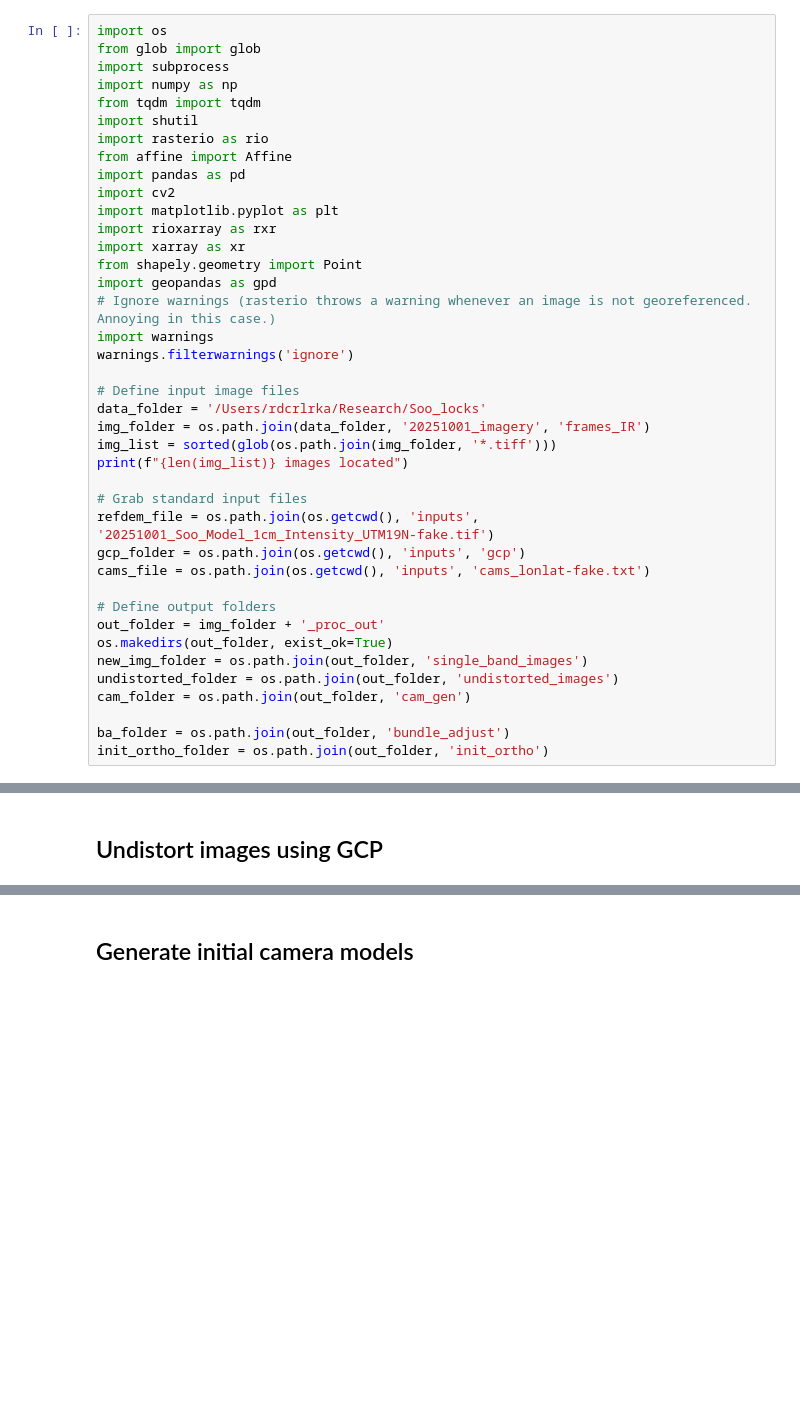
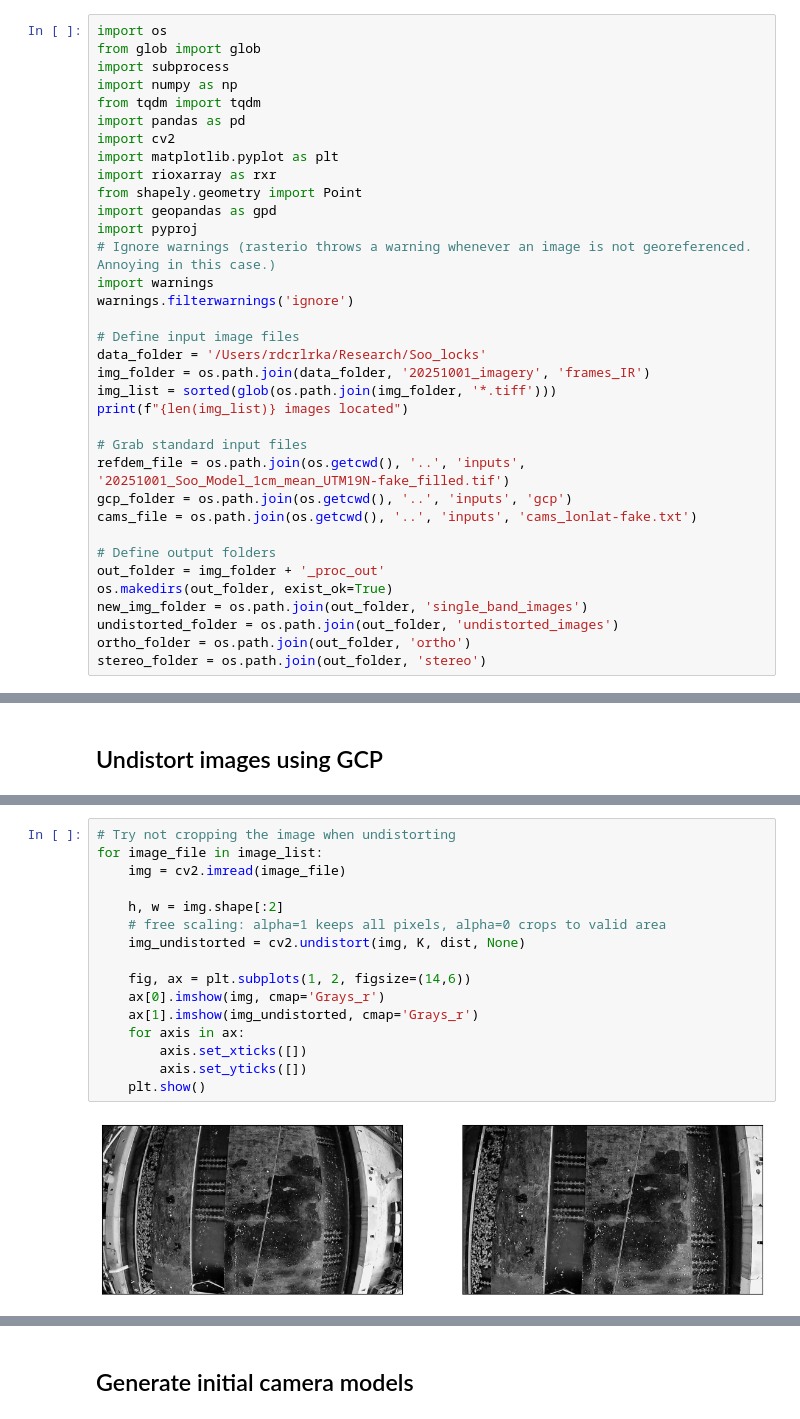
Before and after one commit to RaineyAbe/soo_locks_photogrammetry, a Jupyter notebook: calibrate_cameras.ipynb, the cells around one changed output, grey strips where cells are left out. Drawn from its saved outputs; the diff is of its cells as text; blank space fills up the shorter version.

```diff
--- a/calibrate_cameras.ipynb
+++ b/calibrate_cameras.ipynb
@@ -6,16 +6,13 @@ from glob import glob
 import subprocess
 import numpy as np
 from tqdm import tqdm
-import shutil
-import rasterio as rio
-from affine import Affine
 import pandas as pd
 import cv2
 import matplotlib.pyplot as plt
 import rioxarray as rxr
-import xarray as xr
 from shapely.geometry import Point
 import geopandas as gpd
+import pyproj
 # Ignore warnings (rasterio throws a warning whenever an image is not georeferenced. Annoying in this case.)
 import warnings
 warnings.filterwarnings('ignore')
@@ -27,19 +24,17 @@ img_list = sorted(glob(os.path.join(img_folder, '*.tiff')))
 print(f"{len(img_list)} images located")
 
 # Grab standard input files
-refdem_file = os.path.join(os.getcwd(), 'inputs', '20251001_Soo_Model_1cm_Intensity_UTM19N-fake.tif')
-gcp_folder = os.path.join(os.getcwd(), 'inputs', 'gcp')
-cams_file = os.path.join(os.getcwd(), 'inputs', 'cams_lonlat-fake.txt')
+refdem_file = os.path.join(os.getcwd(), '..', 'inputs', '20251001_Soo_Model_1cm_mean_UTM19N-fake_filled.tif')
+gcp_folder = os.path.join(os.getcwd(), '..', 'inputs', 'gcp')
+cams_file = os.path.join(os.getcwd(), '..', 'inputs', 'cams_lonlat-fake.txt')
 
 # Define output folders
 out_folder = img_folder + '_proc_out'
 os.makedirs(out_folder, exist_ok=True)
 new_img_folder = os.path.join(out_folder, 'single_band_images')
 undistorted_folder = os.path.join(out_folder, 'undistorted_images')
-cam_folder = os.path.join(out_folder, 'cam_gen')
-
-ba_folder = os.path.join(out_folder, 'bundle_adjust')
-init_ortho_folder = os.path.join(out_folder, 'init_ortho')
+ortho_folder = os.path.join(out_folder, 'ortho')
+stereo_folder = os.path.join(out_folder, 'stereo')
 # %% [output]
 16 images located
 # %% [markdown]
@@ -393,0 +543,18 @@ Saved undistorted GCP to: /Users/rdcrlrka/Research/Soo_locks/20251001_imagery/fr
+# %%
+# Try not cropping the image when undistorting
+for image_file in image_list:
+    img = cv2.imread(image_file)
+
+    h, w = img.shape[:2]
+    # free scaling: alpha=1 keeps all pixels, alpha=0 crops to valid area
+    img_undistorted = cv2.undistort(img, K, dist, None)
+
+    fig, ax = plt.subplots(1, 2, figsize=(14,6))
+    ax[0].imshow(img, cmap='Grays_r')
+    ax[1].imshow(img_undistorted, cmap='Grays_r')
+    for axis in ax:
+        axis.set_xticks([])
+        axis.set_yticks([])
+    plt.show()
+# %% [output]
+[figure, added]
```
Also changed, not shown: parts of 7 cells of this notebook.
